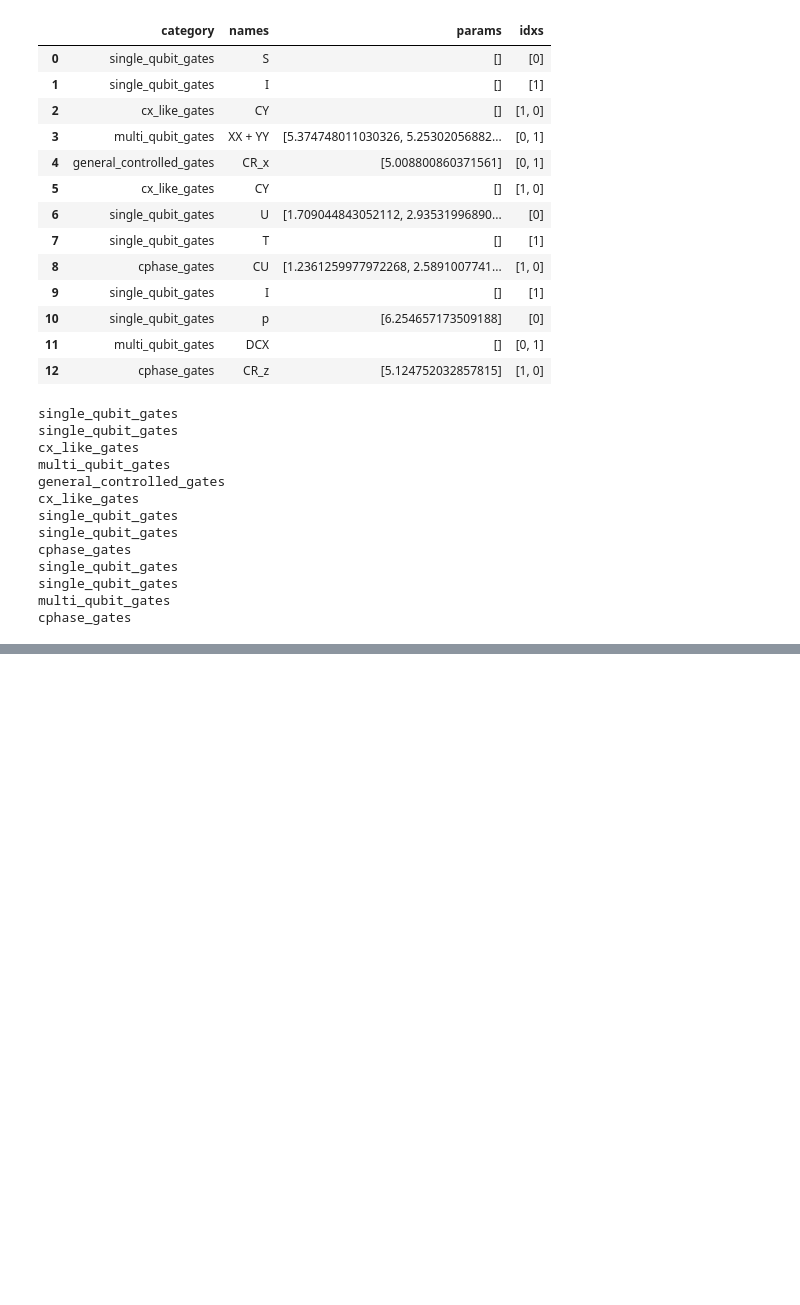
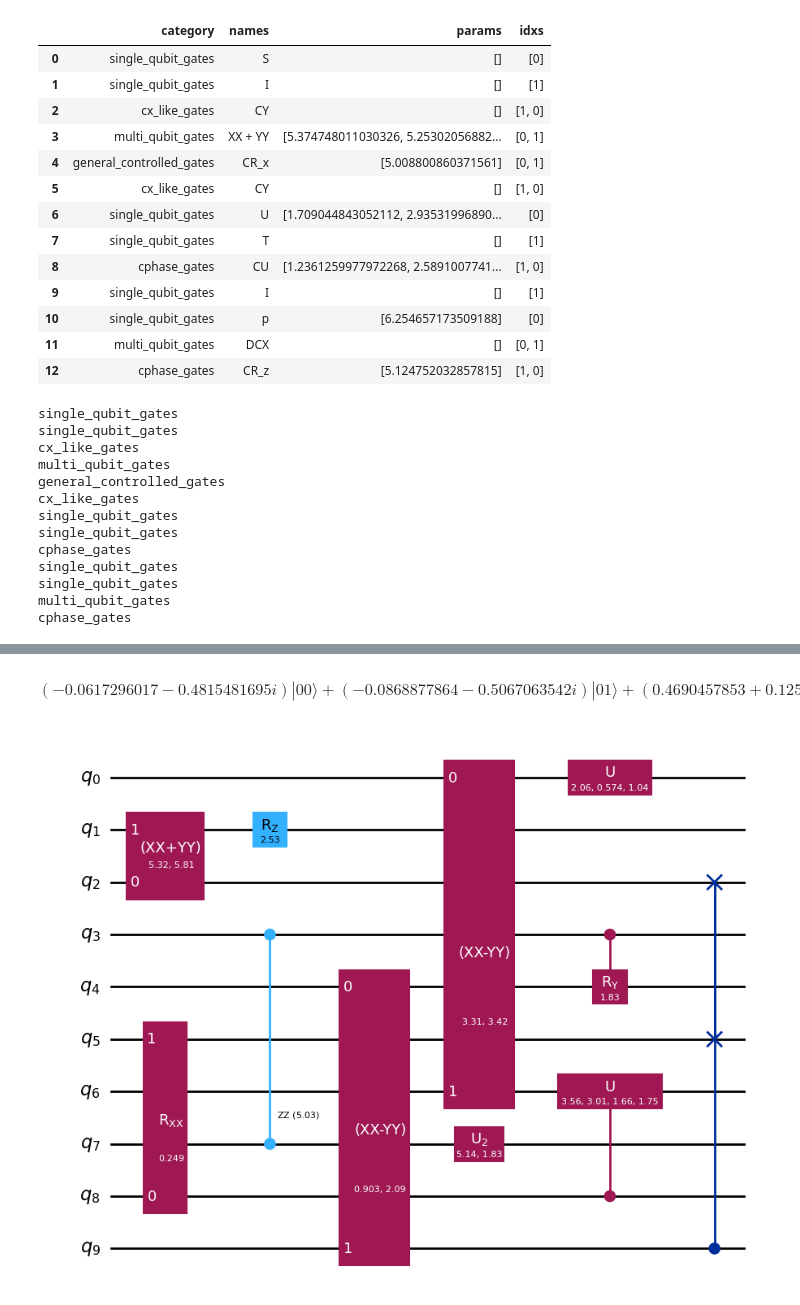
Before and after one commit to devdeliw/ManiQ, a Jupyter notebook: src/qiskit.ipynb, the cells around one changed output, grey strips where cells are left out. Drawn from its saved outputs; the diff is of its cells as text; code cells hidden in the pictures; blank space fills up the shorter version.

```diff
--- a/src/qiskit.ipynb
+++ b/src/qiskit.ipynb
@@ -78,0 +105,25 @@ cphase_gates
+# %%
+import numpy as np
+
+qc = QuantumCircuit(2)
+
+qc.u(3.212765766999291, 6.133920107929199, 0.5079077176316655, 0)
+qc.y(0)
+qc.s(0)
+qc.t(0)
+qc.h(0)
+
+qc.s(1)
+qc.sdg(1)
+qc.p(0.9057815605287021, 1)
+qc.z(1)
+qc.u(np.pi/2, 1.9592947975887585, 2.659838524324996, 1)
+
+zero.tensor(zero).evolve(qc).draw('latex')
+# %% [output]
+$$(-0.0617296017 - 0.4815481695 i) |00\rangle+(-0.0868877864 - 0.5067063542 i) |01\rangle+(0.4690457853 + 0.1252806231 i) |10\rangle+(0.5018590544 + 0.1115271549 i) |11\rangle$$
+# %%
+qc = random_circuit(10, depth = 2)
+qc.draw('mpl')
+# %% [output]
+[figure, added]
```
Also changed, not shown: parts of 19 cells of this notebook, 44 other files.
